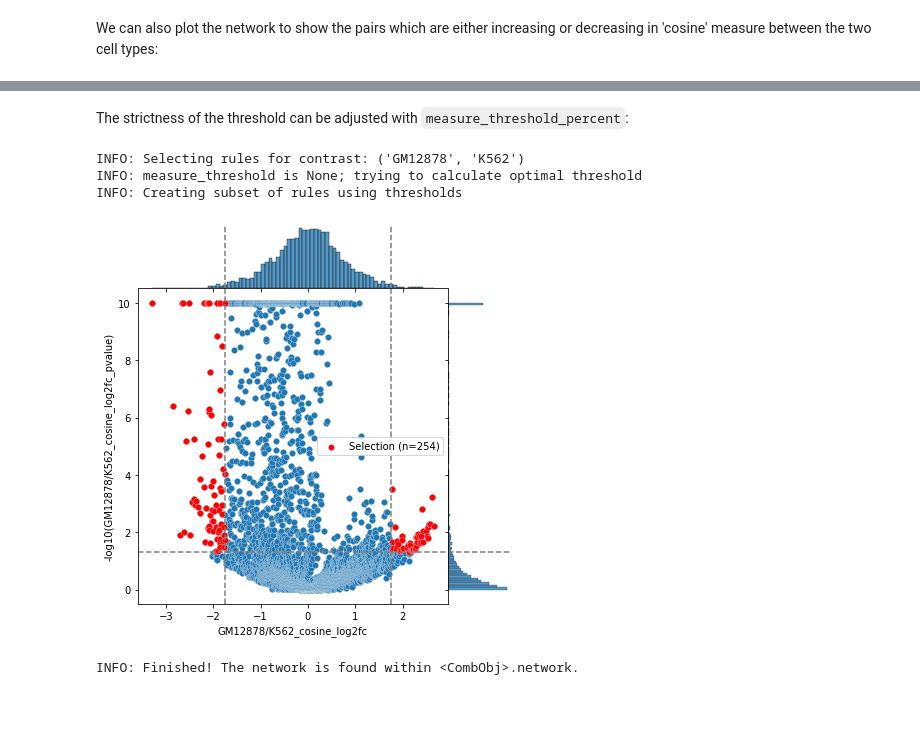
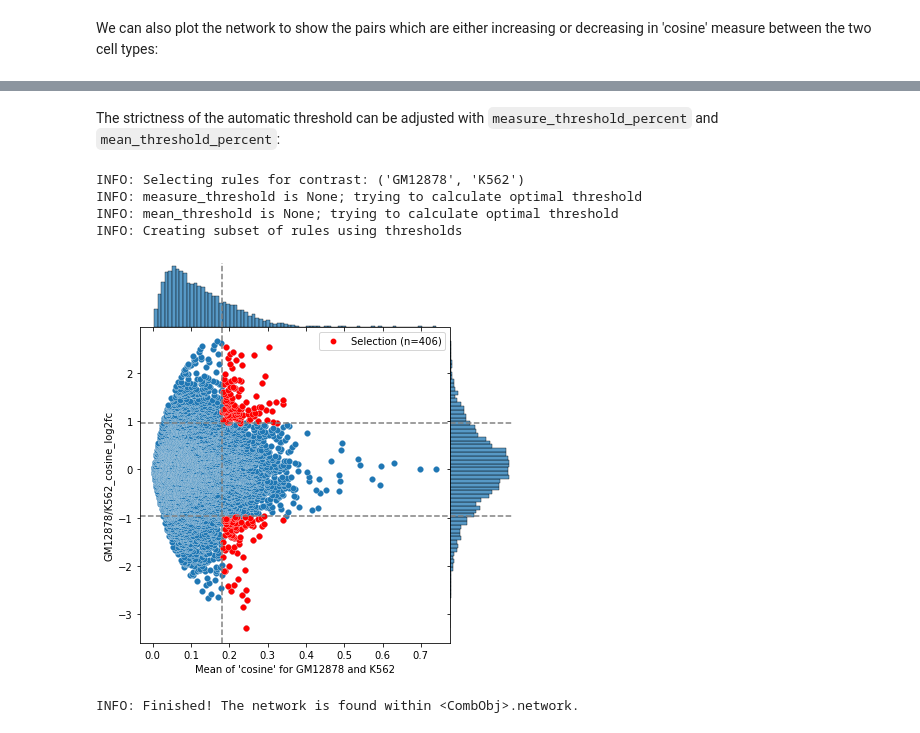
Before and after one commit to loosolab/TF-COMB, a Jupyter notebook: examples/Differential_analysis.ipynb, the cells around one changed output, grey strips where cells are left out. Saved outputs shown, nothing was run; the diff lists cells and outputs as text; code cells hidden in the pictures; blank space fills up the shorter version.

Commit message:
Changed selection procedure for differential analysis

```diff
--- a/examples/Differential_analysis.ipynb
+++ b/examples/Differential_analysis.ipynb
@@ -80,14 +81,15 @@ selection.plot_network()
 INFO: Finished! The network is found within <CombObj>.network.
 [drawing not drawn]
 # %% [markdown]
-The strictness of the threshold can be adjusted with `measure_threshold_percent`:
+The strictness of the automatic threshold can be adjusted with `measure_threshold_percent` and `mean_threshold_percent`:
 # %%
-selection2 = compare_obj.select_rules(measure_threshold_percent=0.01)
+selection2 = compare_obj.select_rules(measure_threshold_percent=0.1, mean_threshold_percent=0.2)
 # %% [output]
 INFO: Selecting rules for contrast: ('GM12878', 'K562')
 INFO: measure_threshold is None; trying to calculate optimal threshold
+INFO: mean_threshold is None; trying to calculate optimal threshold
 INFO: Creating subset of rules using thresholds
-[figure, old version]
+[figure, new version]
 # %%
 selection2.plot_network()
 # %% [output]
```
Also changed, not shown: parts of 6 cells of this notebook, 1 other file.
